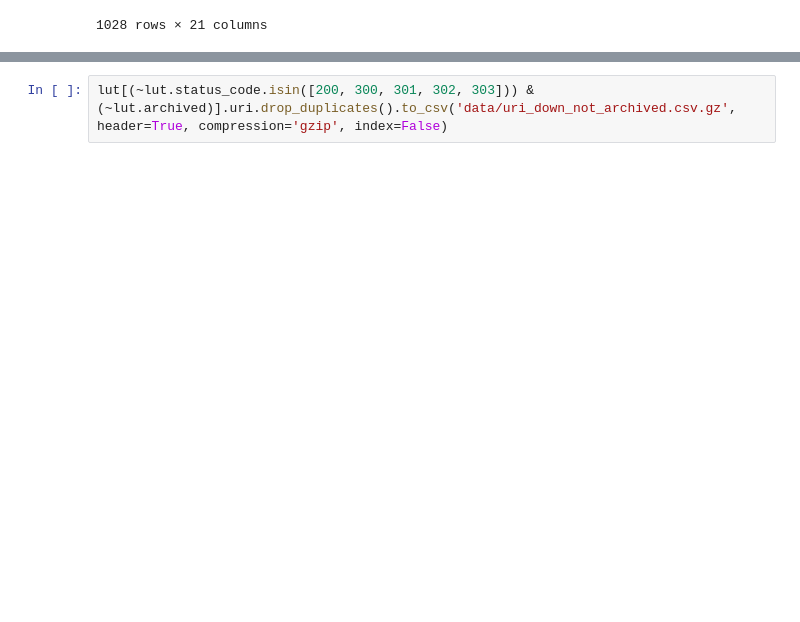
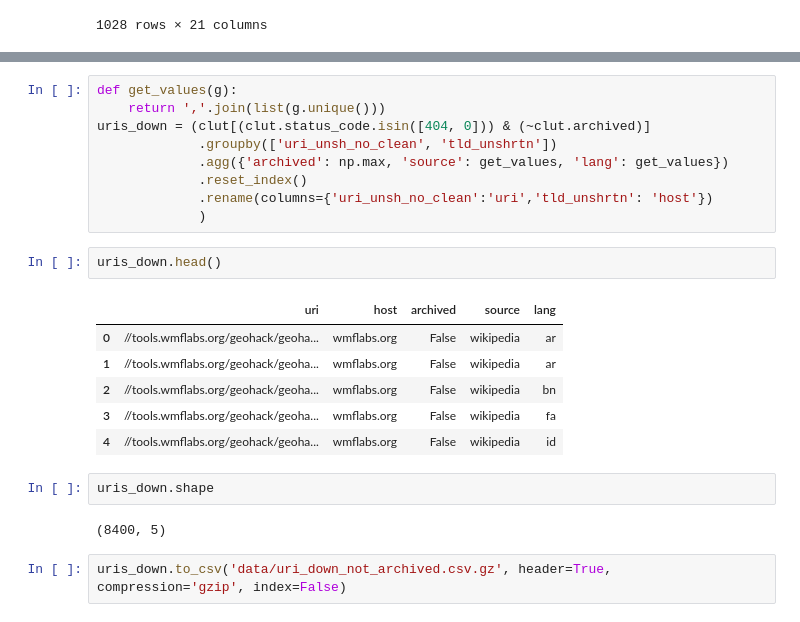
Before and after one commit to cjer/zuk, a Jupyter notebook: zuk_platform_basic_corpus_merge.ipynb, the cells around one changed output, grey strips where cells are left out. Saved outputs shown, nothing was run; the diff lists cells and outputs as text; blank space fills up the shorter version.

Commit message:
add down and not archived for appraisal

```diff
--- a/zuk_platform_basic_corpus_merge.ipynb
+++ b/zuk_platform_basic_corpus_merge.ipynb
@@ -2198,5 +2198,27 @@ lut.head().T
 | status_code | 200 | 200 | 200 | 200 | 200 |
 | content_type | text/html; charset=utf-8 | text/html;charset=utf-8 | text/html;charset=utf-8 | text/html; charset=utf-8-sig | text/html; charset=utf-8 |
 | archived | False | False | False | False | False |
+# %%
+def get_values(g):
+    return ','.join(list(g.unique()))
+uris_down = (clut[(clut.status_code.isin([404, 0])) & (~clut.archived)]
+             .groupby(['uri_unsh_no_clean', 'tld_unshrtn'])
+             .agg({'archived': np.max, 'source': get_values, 'lang': get_values})
+             .reset_index()
+             .rename(columns={'uri_unsh_no_clean':'uri','tld_unshrtn': 'host'})
+             )
+# %%
+uris_down.head()
+# %% [output]
+|  | uri | host | archived | source | lang |
+| 0 | //tools.wmflabs.org/geohack/geoha... | wmflabs.org | False | wikipedia | ar |
+| 1 | //tools.wmflabs.org/geohack/geoha... | wmflabs.org | False | wikipedia | ar |
+| 2 | //tools.wmflabs.org/geohack/geoha... | wmflabs.org | False | wikipedia | bn |
+| 3 | //tools.wmflabs.org/geohack/geoha... | wmflabs.org | False | wikipedia | fa |
+| 4 | //tools.wmflabs.org/geohack/geoha... | wmflabs.org | False | wikipedia | id |
+# %%
+uris_down.shape
+# %% [output]
+(8400, 5)
 # %%
-lut[(~lut.status_code.isin([200, 300, 301, 302, 303])) & (~lut.archived)].uri.drop_duplicates().to_csv('data/uri_down_not_archived.csv.gz', header=True, compression='gzip', index=False)
+uris_down.to_csv('data/uri_down_not_archived.csv.gz', header=True, compression='gzip', index=False)
```
